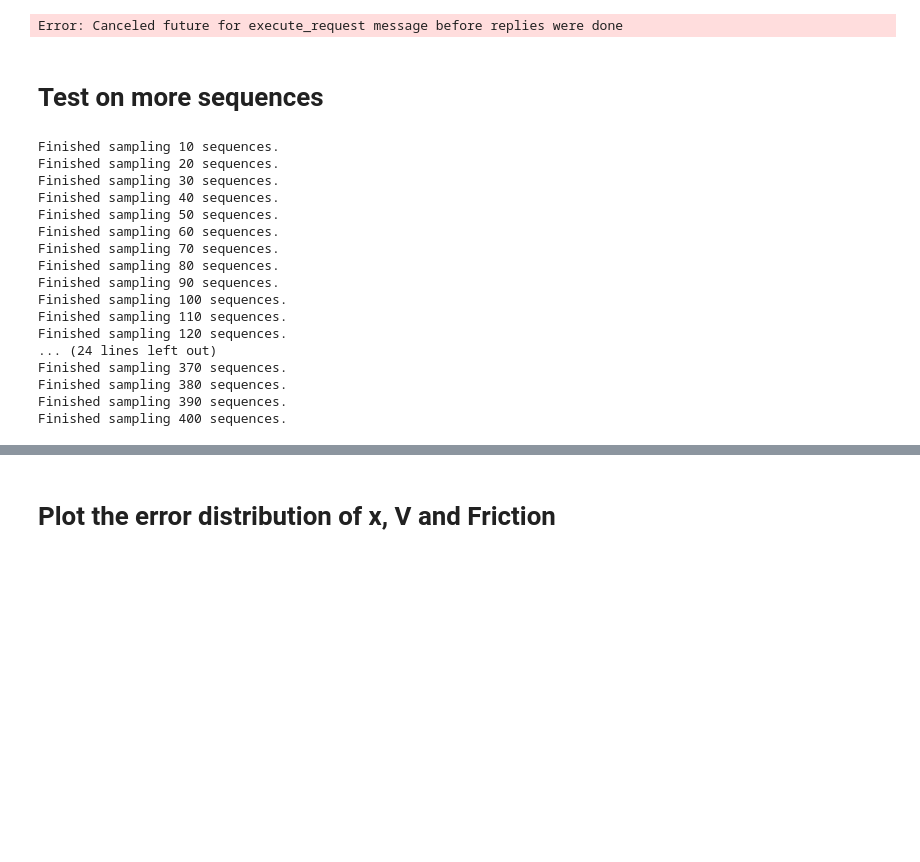
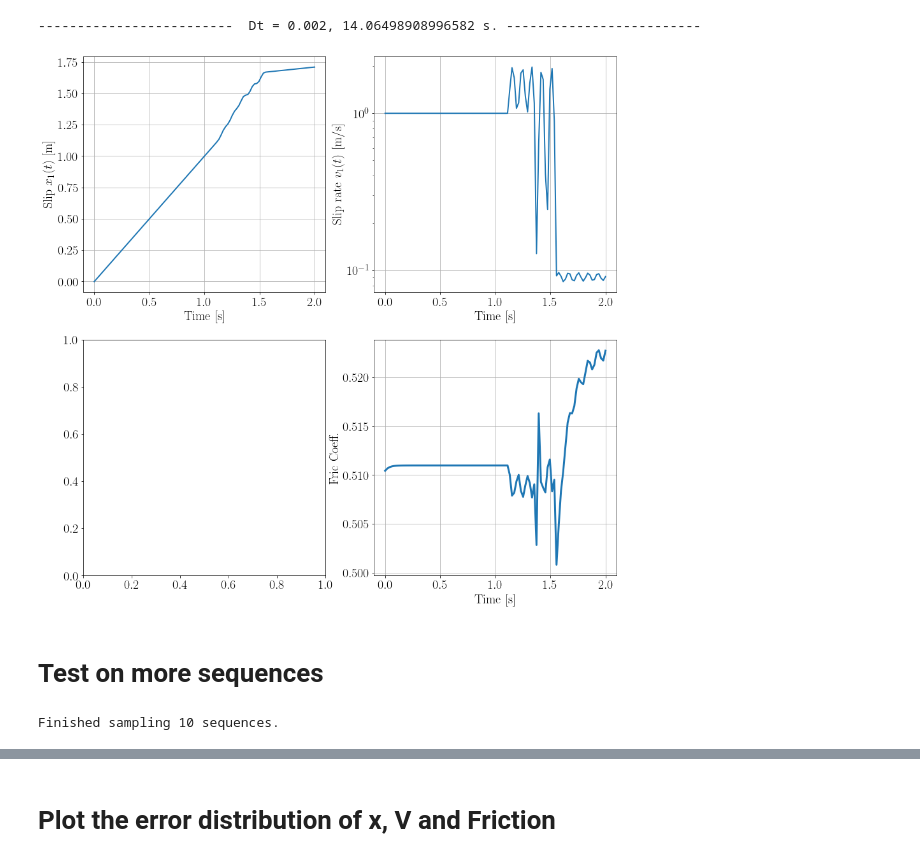
Before and after one commit to Shengduo/RateAndStateWithPotential, a Jupyter notebook: SpringSliderTrial.ipynb, the cells around one changed output, grey strips where cells are left out. Cells and saved outputs as stored; diff of their text form; code cells hidden in the pictures; blank space fills up the shorter version.

```diff
--- a/SpringSliderTrial.ipynb
+++ b/SpringSliderTrial.ipynb
@@ -87,7 +93,8 @@ for step_size in step_sizes:
 # Load the learnt model from storage
 from FrictionNNModels import PotentialsFricCorrection, Loss, train1Epoch, PP, ReLUSquare, FricCorrection, load_model
 
-modelPrefix = "Trial0216_combined_800"
+# modelPrefix = "Trial0216_combined_800"
+modelPrefix = "Trial0517_combined_800"
 # modelPrefix = "Trial0216_smallDRS_smallA_400"
 dim_xi = 1
 
@@ -101,10 +108,11 @@ myModel = load_model(modelPrefix, device, dim_xi, True, NN_Flag=1)
 # %%
 # Solver-specific settings
 # solver = 'dopri5'
-solver = 'implicit_adams'
+solver = 'rk4'
 max_iters = 20
 
-step_sizes = [pow(2., i) for i in np.linspace(-12, -11, num = 2)]
+# step_sizes = [pow(2., i) for i in np.linspace(-12, -11, num = 2)]
+step_sizes = [0.002]
 
 # Store the results
 Fric_NNs = []
@@ -138,14 +146,18 @@ for step_size in step_sizes:
     Fric_NNs.append(myTimeSeqNN.Fric)
     print("-"* 25, " Dt = {0}, {1} s.".format(step_size, time.time() - st), "-"* 25)
 # %% [output]
-Error: Canceled future for execute_request message before replies were done
+-------------------------  Dt = 0.002, 14.06498908996582 s. -------------------------
+# %%
+myTimeSeqNN.plotY(myTimeSeqNN.t, myTimeSeqNN.default_y)
+# %% [output]
+[figure, added]
 # %% [markdown]
 # Test on more sequences
 # %%
 import random
 
 # Store the results
-NofSeqs = 400
+NofSeqs = 10
 y_RSs = []
 y_NNs = []
 Fric_RSs = []
@@ -192,26 +204,26 @@ while id < NofSeqs:
     if torch.any(torch.isnan(myTimeSeq.default_y)):
         continue
     # Compute slip rate for the same input sequence using NN model
-    # myTimeSeqNN = TimeSequenceGen_NN(myVT.Trange[1],
-    #                                     10,
-    #                                     myMFParams,
-    #                                     myModel,
-    #                                     rtol,
-    #                                     atol,
-    #                                     solver,
-    #                                     solver_options,
-    #                                     fOffSet = 0.5109,
-    #                                     scaling_factor = 50.)
+    myTimeSeqNN = TimeSequenceGen_NN(myVT.Trange[1],
+                                        10,
+                                        myMFParams,
+                                        myModel,
+                                        rtol,
+                                        atol,
+                                        solver,
+                                        solver_options,
+                                        fOffSet = 0.5109,
+                                        scaling_factor = 50.)
 
-    # # Check if there is nan in myTimeSeqNN
-    # if torch.any(torch.isnan(myTimeSeqNN.default_y)):
-    #     continue
+    # Check if there is nan in myTimeSeqNN
+    if torch.any(torch.isnan(myTimeSeqNN.default_y)):
+        continue
 
     # Store the results
     y_RSs.append(myTimeSeq.default_y)
-    # y_NNs.append(myTimeSeqNN.default_y)
+    y_NNs.append(myTimeSeqNN.default_y)
     Fric_RSs.append(myTimeSeq.Fric)
-    # Fric_NNs.append(myTimeSeqNN.Fric)
+    Fric_NNs.append(myTimeSeqNN.Fric)
     myVTs.append(myVT)
     ks.append(k)
     ts.append(myTimeSeq.t)
@@ -222,22 +234,6 @@ while id < NofSeqs:
         print("Finished sampling {0} sequences.".format(id), flush=True)
 # %% [output]
 Finished sampling 10 sequences.
-Finished sampling 20 sequences.
-Finished sampling 30 sequences.
-Finished sampling 40 sequences.
-Finished sampling 50 sequences.
-Finished sampling 60 sequences.
-Finished sampling 70 sequences.
-Finished sampling 80 sequences.
-Finished sampling 90 sequences.
-Finished sampling 100 sequences.
-Finished sampling 110 sequences.
-Finished sampling 120 sequences.
-... (24 lines left out)
-Finished sampling 370 sequences.
-Finished sampling 380 sequences.
-Finished sampling 390 sequences.
-Finished sampling 400 sequences.
 # %%
 # save results
 res = {
```
Also changed, not shown: parts of 5 cells of this notebook, 2 other files.
